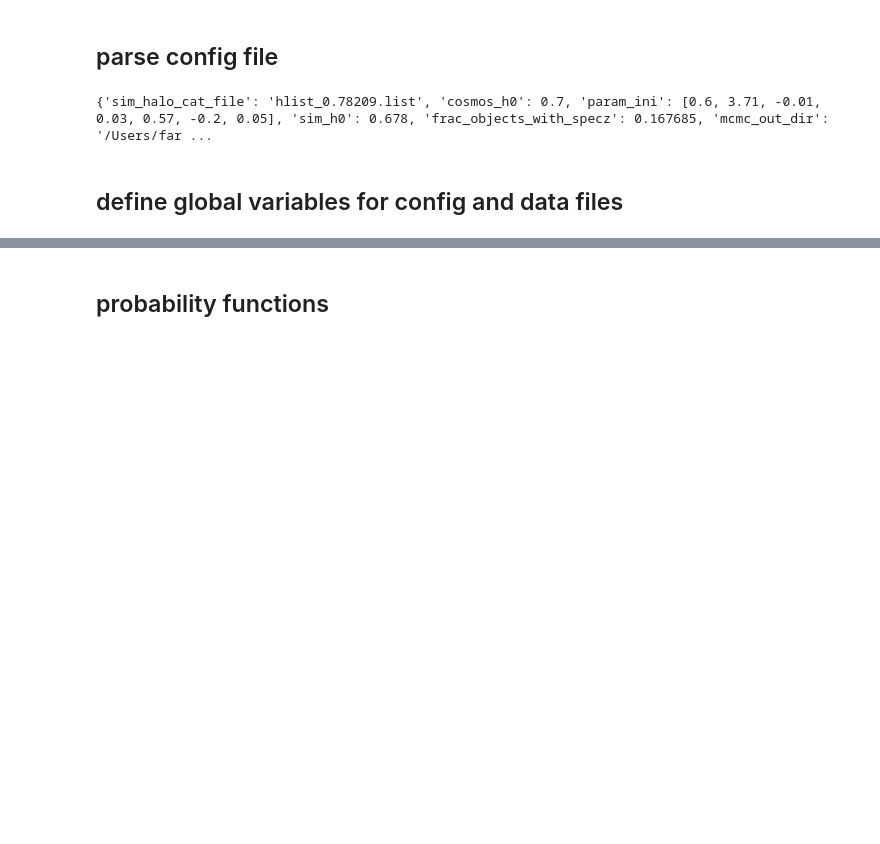
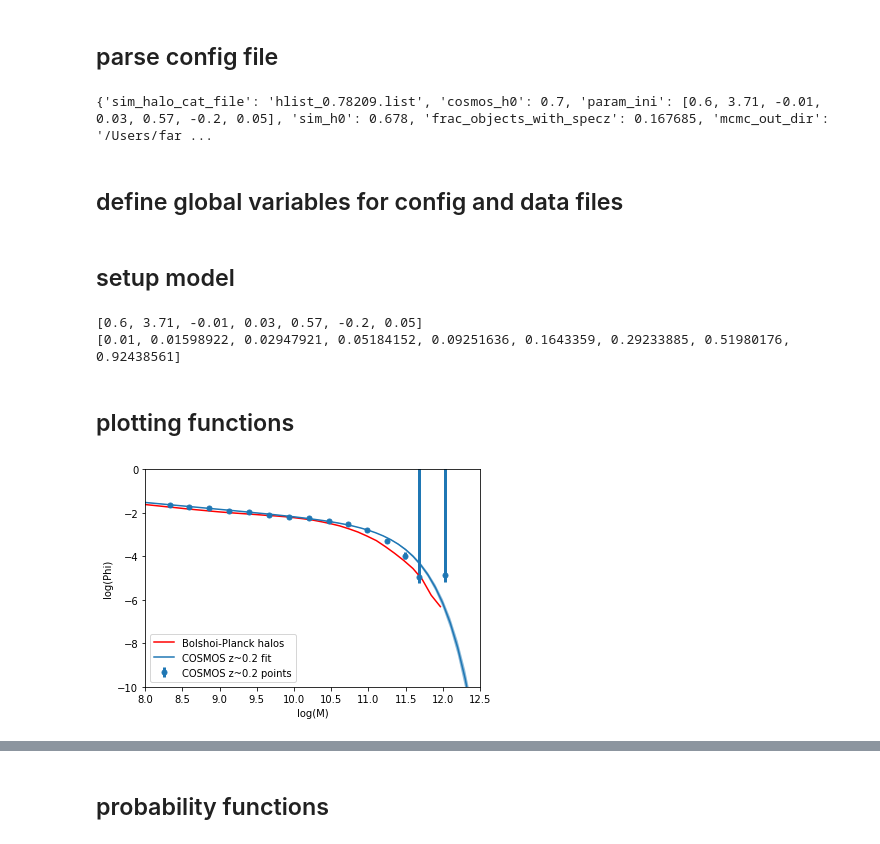
Before and after one commit to f-ardila/dwarf_lensing, a Jupyter notebook: MCMC/MCMC_development.ipynb, the cells around one changed output, grey strips where cells are left out. Saved outputs shown, nothing was run; the diff lists cells and outputs as text; code cells hidden in the pictures; blank space fills up the shorter version.

Commit message:
made usable with our data. reads in data from simulations and observations. measures SMF and DS in simulation. plots. need to add actual MCMC elements now.

```diff
--- a/MCMC/MCMC_development.ipynb
+++ b/MCMC/MCMC_development.ipynb
@@ -35,7 +36,7 @@ def parse_config(config_file):
     cfg = yaml.load(open(config_file))
 
     return cfg
-config_initial = parse_config('MCMC/mcmc_default_config.yaml')
+config_initial = parse_config('/Users/fardila/Documents/GitHub/dwarf_lensing/MCMC/mcmc_default_config.yaml')
 print(config_initial)
 # %% [output]
 {'sim_halo_cat_file': 'hlist_0.78209.list', 'cosmos_h0': 0.7, 'param_ini': [0.6, 3.71, -0.01, 0.03, 0.57, -0.2, 0.05], 'sim_h0': 0.678, 'frac_objects_with_specz': 0.167685, 'mcmc_out_dir': '/Users/far ...
@@ -180,3 +146,5 @@ global config, cosmos_data, sim_data
 
 # Load the data
 config, cosmos_data, sim_data = initial_model(config_initial)
+# %% [markdown]
+## setup model
@@ -182,0 +279,10 @@ config, cosmos_data, sim_data = initial_model(config_initial)
+# %%
+parameters = list(config['param_ini'])
+print(parameters)
+# Generate the model predictions
+sim_smf_mass_bins, sim_smf_log_phi, sim_wl_r, sim_wl_ds = predict_model(parameters, config, cosmos_data, sim_data)
+# %% [output]
+[0.6, 3.71, -0.01, 0.03, 0.57, -0.2, 0.05]
+[0.01, 0.01598922, 0.02947921, 0.05184152, 0.09251636, 0.1643359, 0.29233885, 0.51980176, 0.92438561]
+# %% [markdown]
+## plotting functions
@@ -182,0 +338,5 @@ config, cosmos_data, sim_data = initial_model(config_initial)
+# %%
+plot_SMF(sim_smf_mass_bins, sim_smf_log_phi, cosmos_data['cosmos_SMF_points_table'],
+         cosmos_data['cosmos_SMF_fit_table'])
+# %% [output]
+[figure, added]
```
Also changed, not shown: parts of 8 cells of this notebook.
